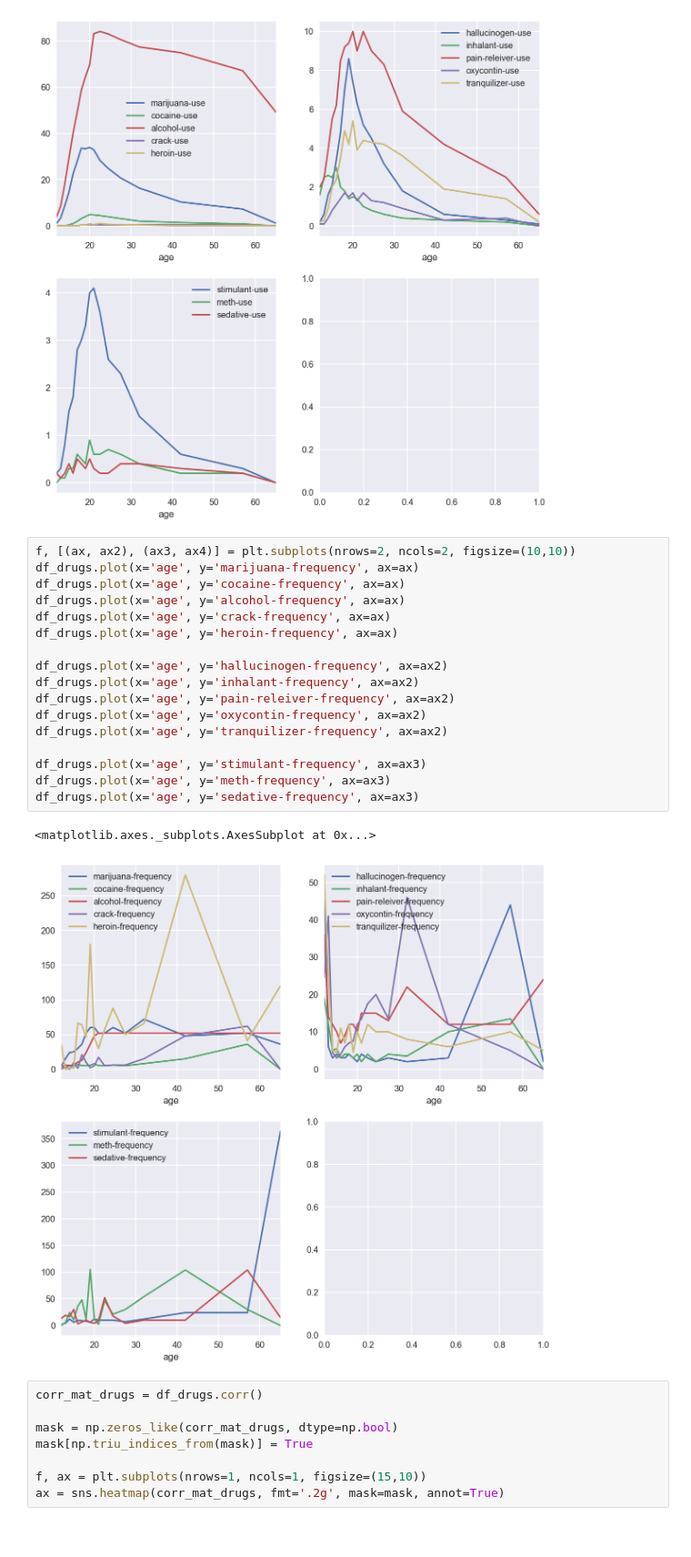
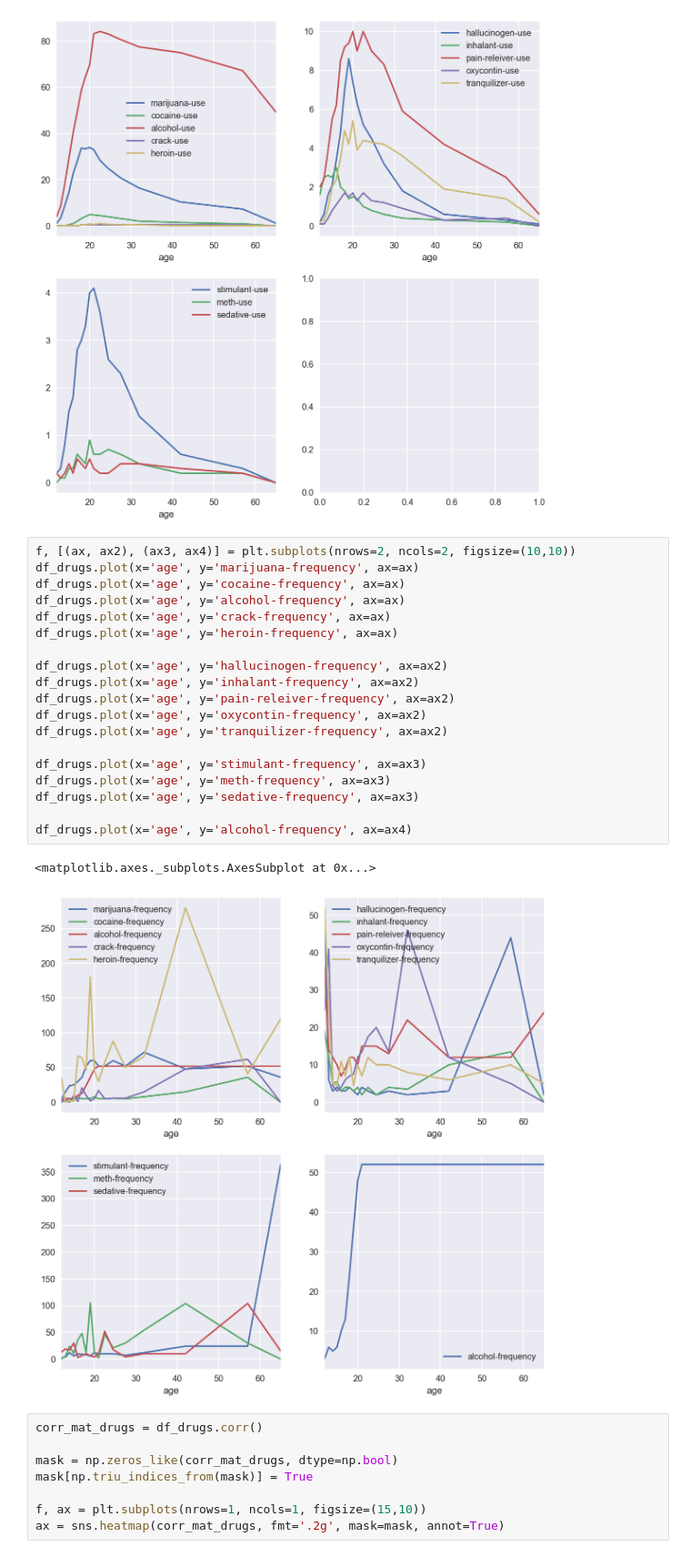
Before and after one commit to t-brewer/sats_and_drugs, a Jupyter notebook: project-02-v2-starter-code.ipynb, the cells around one changed output. Shown at 91% size. Cells and saved outputs as stored; diff of their text form.

```diff
--- a/project-02-v2-starter-code.ipynb
+++ b/project-02-v2-starter-code.ipynb
@@ -832,23 +832,25 @@ df_drugs.plot(x='age', y='sedative-use', ax=ax3)
 # %%
 f, [(ax, ax2), (ax3, ax4)] = plt.subplots(nrows=2, ncols=2, figsize=(10,10))
 df_drugs.plot(x='age', y='marijuana-frequency', ax=ax)
 df_drugs.plot(x='age', y='cocaine-frequency', ax=ax)
 df_drugs.plot(x='age', y='alcohol-frequency', ax=ax)
 df_drugs.plot(x='age', y='crack-frequency', ax=ax)
 df_drugs.plot(x='age', y='heroin-frequency', ax=ax)
 
 df_drugs.plot(x='age', y='hallucinogen-frequency', ax=ax2)
 df_drugs.plot(x='age', y='inhalant-frequency', ax=ax2)
 df_drugs.plot(x='age', y='pain-releiver-frequency', ax=ax2)
 df_drugs.plot(x='age', y='oxycontin-frequency', ax=ax2)
 df_drugs.plot(x='age', y='tranquilizer-frequency', ax=ax2)
 
 df_drugs.plot(x='age', y='stimulant-frequency', ax=ax3)
 df_drugs.plot(x='age', y='meth-frequency', ax=ax3)
 df_drugs.plot(x='age', y='sedative-frequency', ax=ax3)
+
+df_drugs.plot(x='age', y='alcohol-frequency', ax=ax4)
 # %% [output]
 <matplotlib.axes._subplots.AxesSubplot at 0x...>
-[figure, old version]
+[figure, new version]
 # %%
 corr_mat_drugs = df_drugs.corr()
 
```
Also changed, not shown: parts of 4 cells of this notebook.
